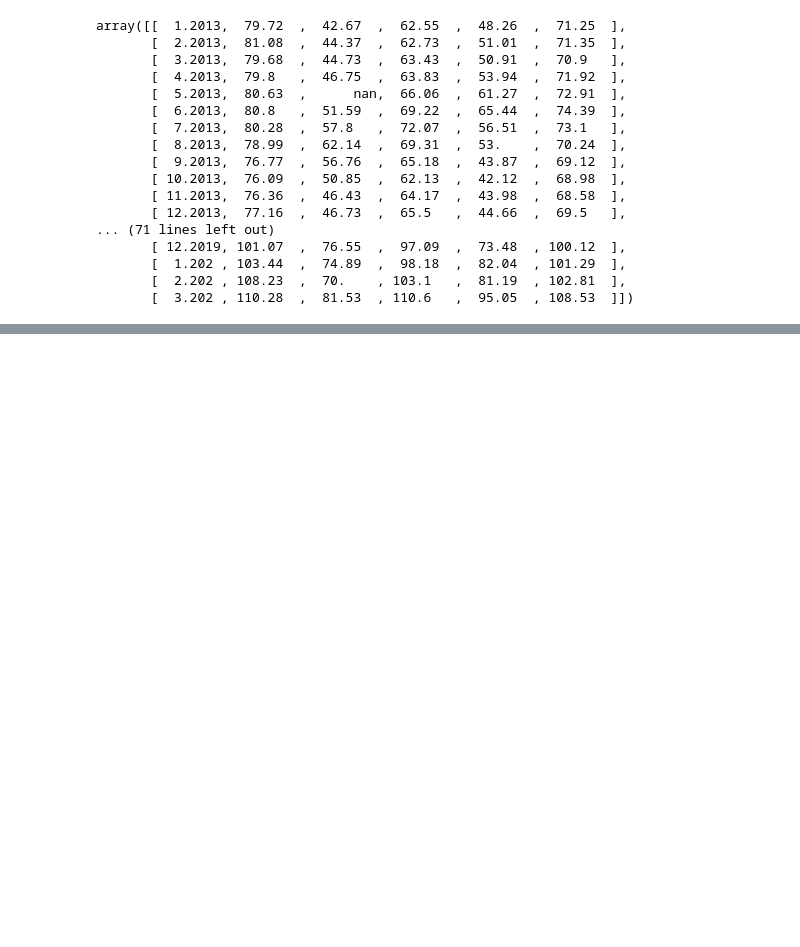
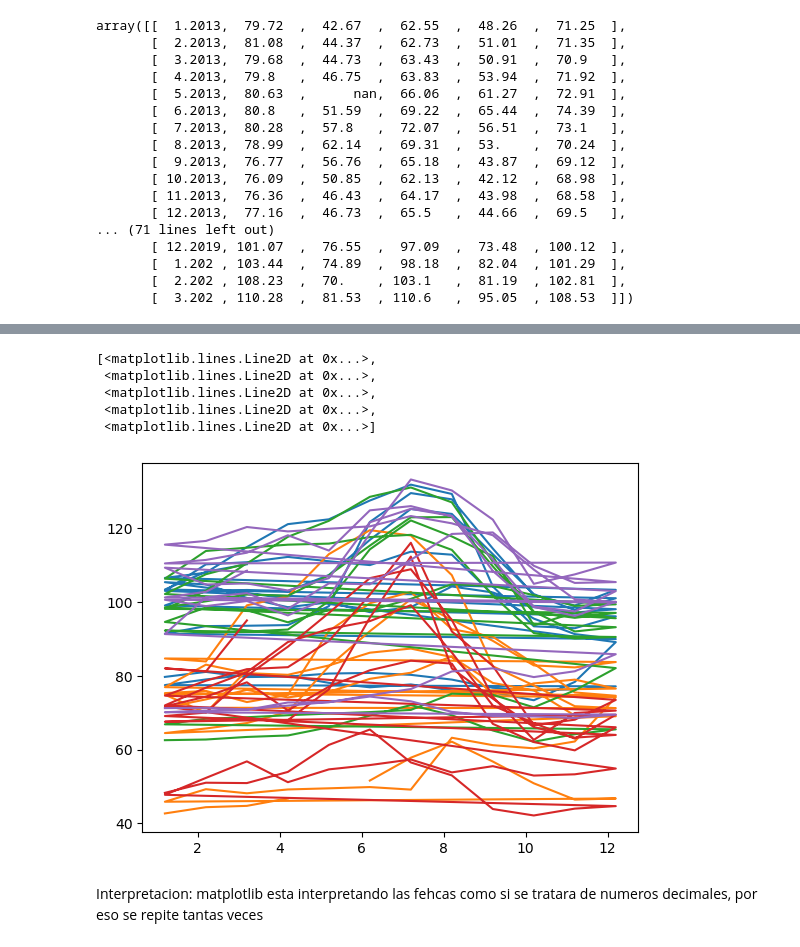
Before and after one commit to LuisEnriquePH/ETL-Alura, a Jupyter notebook: Numpy/Conociendo-Numpy.ipynb, the cells around one changed output, grey strips where cells are left out. Saved outputs shown, nothing was run; the diff lists cells and outputs as text; code cells hidden in the pictures; blank space fills up the shorter version.

```diff
--- a/Numpy/Conociendo-Numpy.ipynb
+++ b/Numpy/Conociendo-Numpy.ipynb
@@ -94,0 +101,4 @@ array([[  1.2013,  79.72  ,  42.67  ,  62.55  ,  48.26  ,  71.25  ],
+# %%
+#Trabajando con todo el el indice 0 de la columna fechas
+fechas = datos_Transpuestos[:,0]
+fechas
@@ -94,0 +119,3 @@ array([[  1.2013,  79.72  ,  42.67  ,  62.55  ,  48.26  ,  71.25  ],
+# %%
+precios = datos_Transpuestos[:,1:6]
+precios
@@ -94,0 +140,14 @@ array([[  1.2013,  79.72  ,  42.67  ,  62.55  ,  48.26  ,  71.25  ],
+# %%
+#Generando graficos
+import matplotlib.pylab as plt
+
+plt.plot(fechas, precios)
+# %% [output]
+[<matplotlib.lines.Line2D at 0x...>,
+ <matplotlib.lines.Line2D at 0x...>,
+ <matplotlib.lines.Line2D at 0x...>,
+ <matplotlib.lines.Line2D at 0x...>,
+ <matplotlib.lines.Line2D at 0x...>]
+[figure, added]
+# %% [markdown]
+Interpretacion: matplotlib esta interpretando las fehcas como si se tratara de numeros decimales, por eso se repite tantas veces
```
Also changed, not shown: parts of 33 cells of this notebook, 2 other files.
